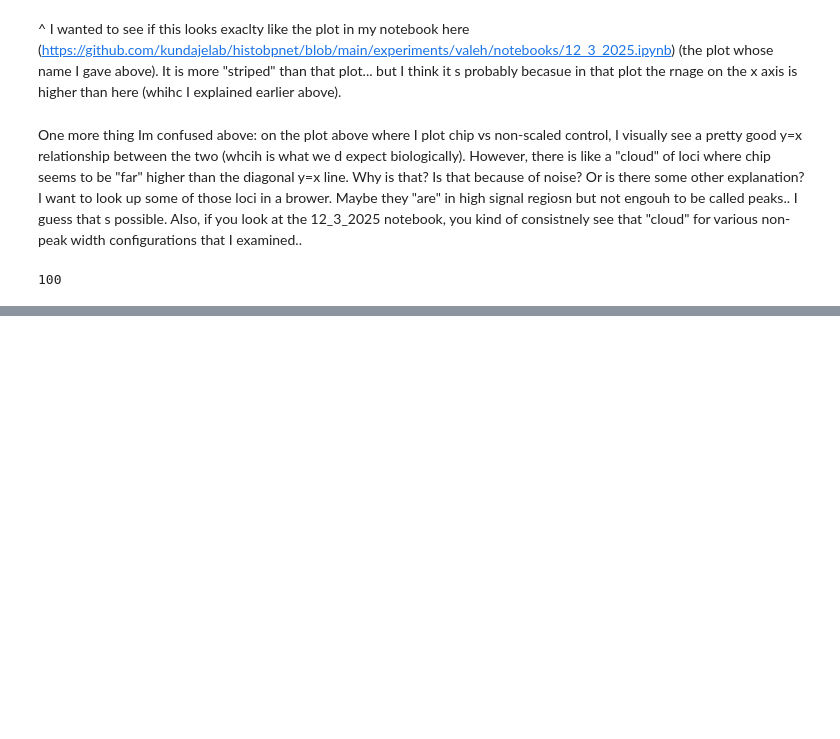
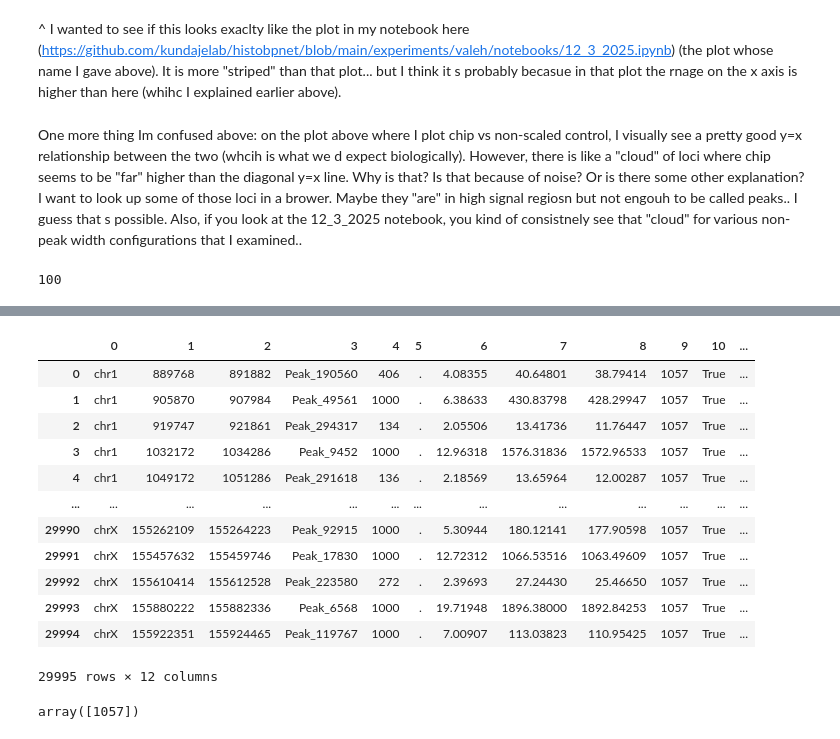
Before and after one commit to kundajelab/histobpnet, a Jupyter notebook: experiments/valeh/notebooks/1_19_2026.ipynb, the cells around one changed output, grey strips where cells are left out. Cells and saved outputs as stored; diff of their text form; code cells hidden in the pictures; blank space fills up the shorter version.

```diff
--- a/experiments/valeh/notebooks/1_19_2026.ipynb
+++ b/experiments/valeh/notebooks/1_19_2026.ipynb
@@ -1166,0 +1258,21 @@ df_1kb.iloc[idx]
+# %%
+p = "/large_storage/goodarzilab/valehvpa/data/projects/scCisTrans/for_chrombpnet_tuto/interpretation/instance-20260126_150547/fold_0/counts/peaks.bed.gz"
+df = pd.read_csv(p, sep="\t", header=None)
+# %% [output]
+|  | 0 | 1 | 2 | 3 | 4 | 5 | 6 | 7 | 8 | 9 | 10 | ... |
+| 0 | chr1 | 889768 | 891882 | Peak_190560 | 406 | . | 4.08355 | 40.64801 | 38.79414 | 1057 | True | ... |
+| 1 | chr1 | 905870 | 907984 | Peak_49561 | 1000 | . | 6.38633 | 430.83798 | 428.29947 | 1057 | True | ... |
+| 2 | chr1 | 919747 | 921861 | Peak_294317 | 134 | . | 2.05506 | 13.41736 | 11.76447 | 1057 | True | ... |
+| 3 | chr1 | 1032172 | 1034286 | Peak_9452 | 1000 | . | 12.96318 | 1576.31836 | 1572.96533 | 1057 | True | ... |
+| 4 | chr1 | 1049172 | 1051286 | Peak_291618 | 136 | . | 2.18569 | 13.65964 | 12.00287 | 1057 | True | ... |
+| ... | ... | ... | ... | ... | ... | ... | ... | ... | ... | ... | ... | ... |
+| 29990 | chrX | 155262109 | 155264223 | Peak_92915 | 1000 | . | 5.30944 | 180.12141 | 177.90598 | 1057 | True | ... |
+| 29991 | chrX | 155457632 | 155459746 | Peak_17830 | 1000 | . | 12.72312 | 1066.53516 | 1063.49609 | 1057 | True | ... |
+| 29992 | chrX | 155610414 | 155612528 | Peak_223580 | 272 | . | 2.39693 | 27.24430 | 25.46650 | 1057 | True | ... |
+| 29993 | chrX | 155880222 | 155882336 | Peak_6568 | 1000 | . | 19.71948 | 1896.38000 | 1892.84253 | 1057 | True | ... |
+| 29994 | chrX | 155922351 | 155924465 | Peak_119767 | 1000 | . | 7.00907 | 113.03823 | 110.95425 | 1057 | True | ... |
+29995 rows × 12 columns
+# %%
+df[9].unique()
+# %% [output]
+array([1057])
```
Also changed, not shown: parts of 8 cells of this notebook, 6 other files.
